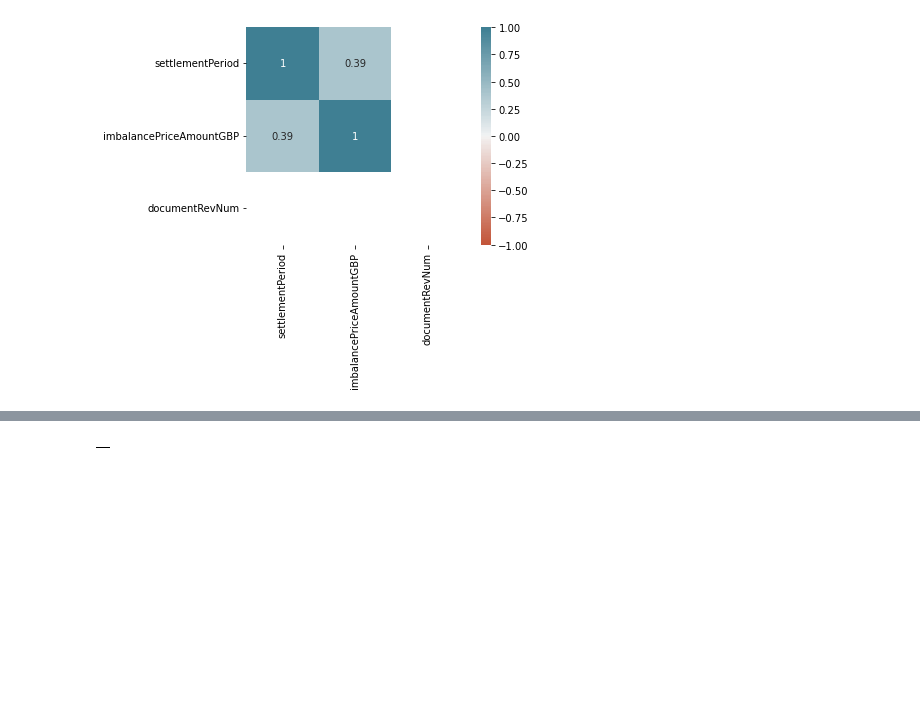
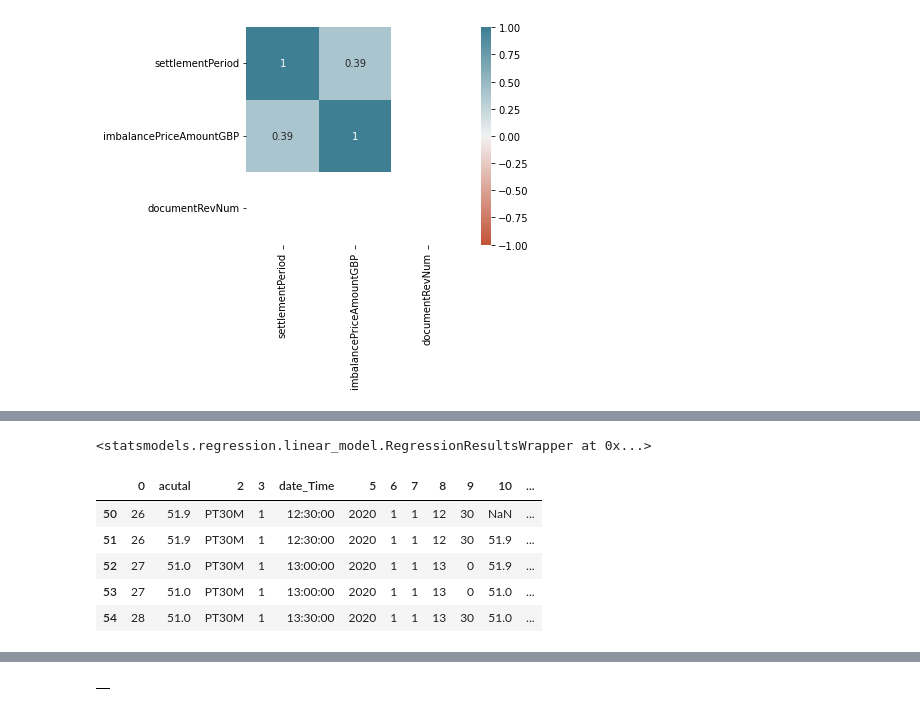
Before and after one commit to ayokariks/bm_forcasting, a Jupyter notebook: data_processing.ipynb, the cells around one changed output, grey strips where cells are left out. Saved outputs shown, nothing was run; the diff lists cells and outputs as text; code cells hidden in the pictures; blank space fills up the shorter version.

```diff
--- a/data_processing.ipynb
+++ b/data_processing.ipynb
@@ -246,0 +399,8 @@ Categories (2, object): ['Excess balance', 'Insufficient balance']
+# %%
+#run linear regression and plot prediction vs actual values
+#training
+X_Train =X_Train.drop(columns=['local_time', 'resolution',])
+X_Test =X_Test.drop(columns=['local_time', 'resolution'])
+#model = sm.OLS(y_Train, X_Train).fit()
+
+X_Train.head()
@@ -246,0 +414,3 @@ Categories (2, object): ['Excess balance', 'Insufficient balance']
+# %%
+model = sm.OLS(y_Train, X_Train).fit()
+model.summary()
@@ -246,0 +446,5 @@ Categories (2, object): ['Excess balance', 'Insufficient balance']
+# %%
+#predictions and plot predicted vs actual
+predictions = model.predict(X_Test)
+# %% [output]
+<statsmodels.regression.linear_model.RegressionResultsWrapper at 0x...>
@@ -246,0 +454,7 @@ Categories (2, object): ['Excess balance', 'Insufficient balance']
+# %%
+#plot #predictions against each other
+plot_forcasts = pd.concat([df_imbalance_price_testing, predictions], axis=1, ignore_index=True)
+
+plot_forcasts
+
+plot_forecasts = plot_forcasts.rename(columns={4: 'date_Time', 1: 'acutal', 12: 'predited'}, inplace=True)
@@ -246,0 +472,9 @@ Categories (2, object): ['Excess balance', 'Insufficient balance']
+# %%
+plot_forcasts.head()
+# %% [output]
+|  | 0 | acutal | 2 | 3 | date_Time | 5 | 6 | 7 | 8 | 9 | 10 | ... |
+| 50 | 26 | 51.9 | PT30M | 1 | 12:30:00 | 2020 | 1 | 1 | 12 | 30 | NaN | ... |
+| 51 | 26 | 51.9 | PT30M | 1 | 12:30:00 | 2020 | 1 | 1 | 12 | 30 | 51.9 | ... |
+| 52 | 27 | 51.0 | PT30M | 1 | 13:00:00 | 2020 | 1 | 1 | 13 | 0 | 51.9 | ... |
+| 53 | 27 | 51.0 | PT30M | 1 | 13:00:00 | 2020 | 1 | 1 | 13 | 0 | 51.0 | ... |
+| 54 | 28 | 51.0 | PT30M | 1 | 13:30:00 | 2020 | 1 | 1 | 13 | 30 | 51.0 | ... |
```
Also changed, not shown: parts of 37 cells of this notebook, 2 other files.
